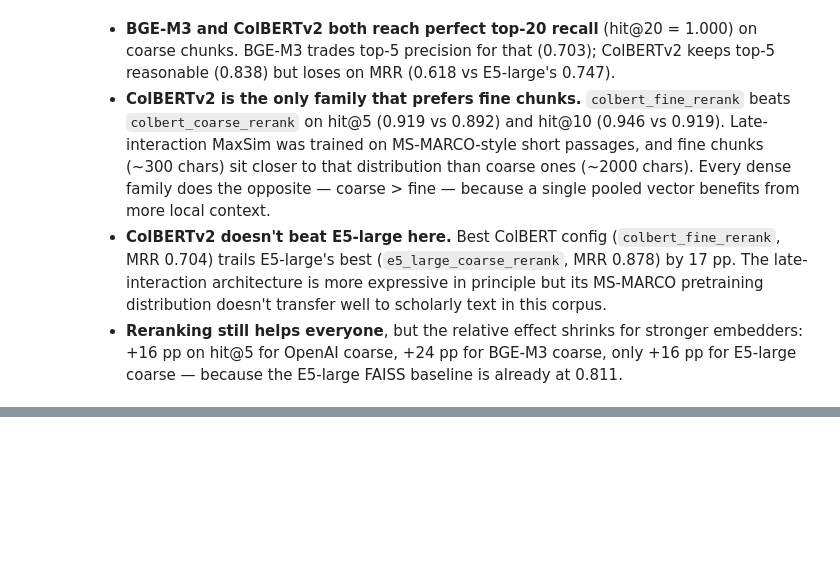
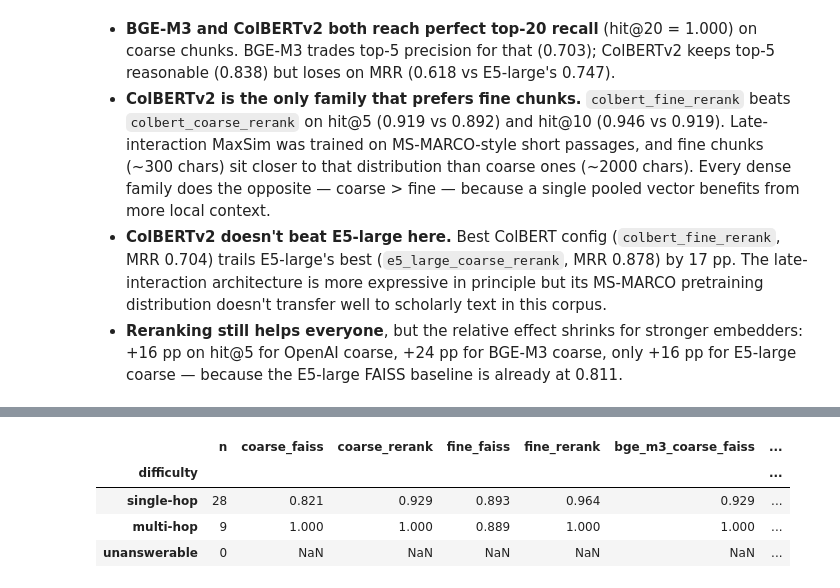
Before and after one commit to eliemada/cs552-faithful-rag, a Jupyter notebook: notebooks/elie_bruno_355932.ipynb, the cells around one changed output, grey strips where cells are left out. Cells and saved outputs as stored; diff of their text form; code cells hidden in the pictures; blank space fills up the shorter version.

```diff
--- a/notebooks/elie_bruno_355932.ipynb
+++ b/notebooks/elie_bruno_355932.ipynb
@@ -189,17 +211,10 @@ import json
 import sys
 from pathlib import Path
 
-# Locate repo root: walk up, checking both ./pyproject.toml and ./code/pyproject.toml.
-# Handles flat source layout and the classroom CI mirror where source lives under code/.
 repo_root = Path.cwd().resolve()
-while True:
-    if (repo_root / "pyproject.toml").exists() and (repo_root / "evaluation").is_dir():
-        break
-    if (repo_root / "code" / "pyproject.toml").exists() and (repo_root / "code" / "evaluation").is_dir():
-        repo_root = repo_root / "code"
-        break
+while not (repo_root / "pyproject.toml").exists():
     if repo_root.parent == repo_root:
-        raise RuntimeError("Could not find repo root (no pyproject.toml + evaluation/ above or under notebook).")
+        raise RuntimeError("Repo root not found above notebook.")
     repo_root = repo_root.parent
 if str(repo_root) not in sys.path:
     sys.path.insert(0, str(repo_root))
@@ -636,0 +596,36 @@ be recomputed without re-running the retriever.
+# %%
+"""Per-difficulty × per-config hit@10 mean."""
+
+def build_difficulty_rows():
+    from typing import Any
+
+    difficulties = ["single-hop", "multi-hop", "unanswerable"]
+    rows: list[dict[str, Any]] = []
+    for diff in difficulties:
+        row: dict[str, Any] = {"difficulty": diff}
+        n_by_diff: int | None = None
+        for cfg in config_order:
+            vals = [
+                q["paper"].get("hit_rate@10")
+                for q in per_config[cfg]["per_query"]
+                if q.get("difficulty") == diff and q["paper"].get("hit_rate@10") is not None
+            ]
+            if n_by_diff is None:
+                n_by_diff = len(vals)
+            row[cfg] = round(sum(vals) / len(vals), 3) if vals else float("nan")
+        row["n"] = n_by_diff or 0
+        rows.append(row)
+    return rows
+
+difficulty_rows = build_difficulty_rows()
+# %%
+diff_df = pd.DataFrame(difficulty_rows).set_index("difficulty")
+# Put n first, then configs
+cols = ["n"] + [c for c in diff_df.columns if c != "n"]
+mo.ui.table(diff_df[cols], selection=None)
+# %% [output]
+|  | n | coarse_faiss | coarse_rerank | fine_faiss | fine_rerank | bge_m3_coarse_faiss | ... |
+| difficulty |  |  |  |  |  |  | ... |
+| single-hop | 28 | 0.821 | 0.929 | 0.893 | 0.964 | 0.929 | ... |
+| multi-hop | 9 | 1.000 | 1.000 | 0.889 | 1.000 | 1.000 | ... |
+| unanswerable | 0 | NaN | NaN | NaN | NaN | NaN | ... |
```
Also changed, not shown: parts of 40 cells of this notebook, 3 other files.
